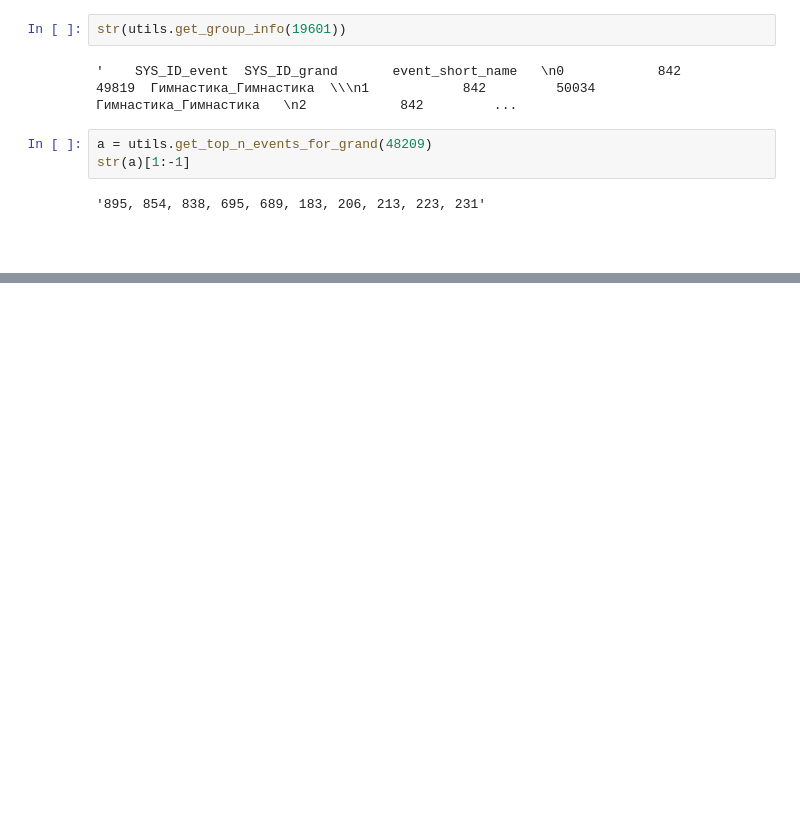
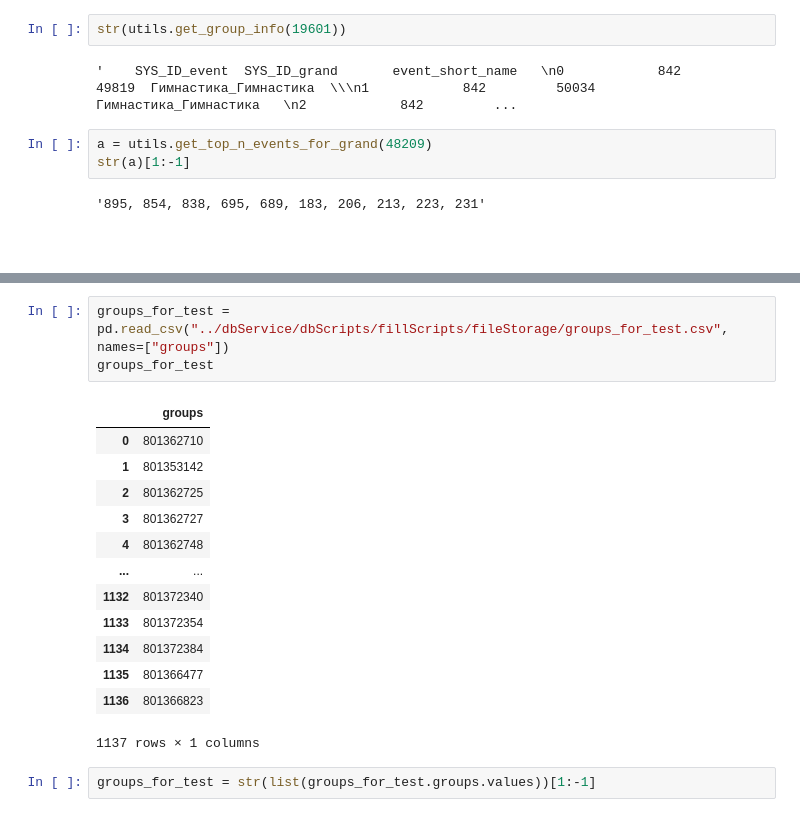
Before and after one commit to fitagdinov/MIRA, a Jupyter notebook: modelService/main.ipynb, the cells around one changed output, grey strips where cells are left out. Drawn from its saved outputs; the diff is of its cells as text; blank space fills up the shorter version.

```diff
--- a/modelService/main.ipynb
+++ b/modelService/main.ipynb
@@ -81,0 +121,19 @@ str(a)[1:-1]
+# %%
+groups_for_test = pd.read_csv("../dbService/dbScripts/fillScripts/fileStorage/groups_for_test.csv", names=["groups"])
+groups_for_test
+# %% [output]
+|  | groups |
+| 0 | 801362710 |
+| 1 | 801353142 |
+| 2 | 801362725 |
+| 3 | 801362727 |
+| 4 | 801362748 |
+| ... | ... |
+| 1132 | 801372340 |
+| 1133 | 801372354 |
+| 1134 | 801372384 |
+| 1135 | 801366477 |
+| 1136 | 801366823 |
+1137 rows × 1 columns
+# %%
+groups_for_test = str(list(groups_for_test.groups.values))[1:-1]
```
Also changed, not shown: parts of 6 cells of this notebook, 11 other files.
